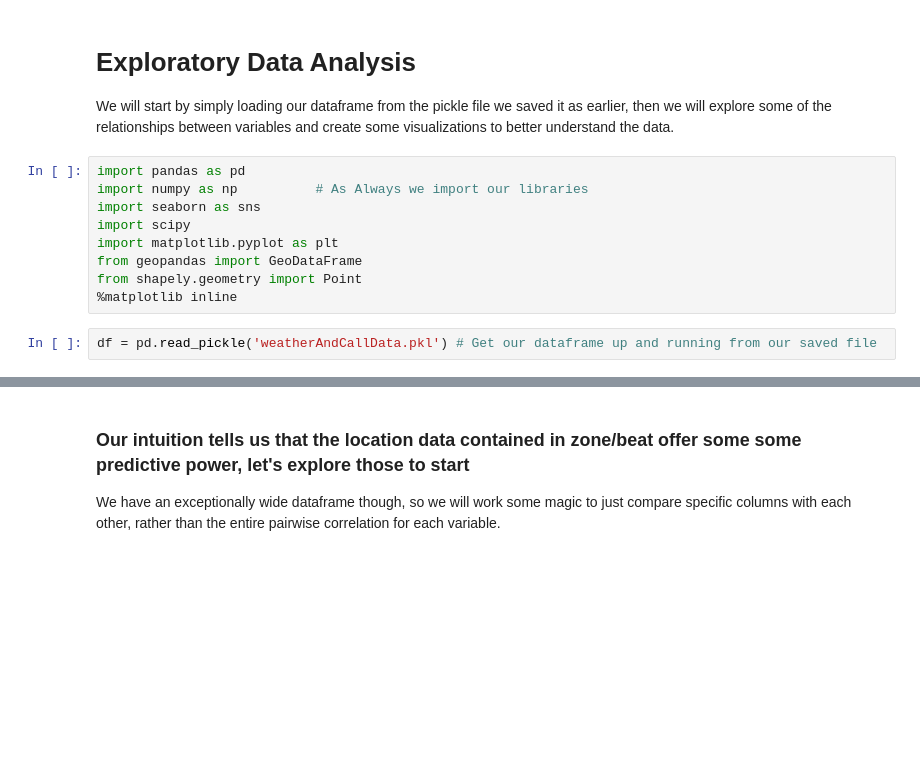
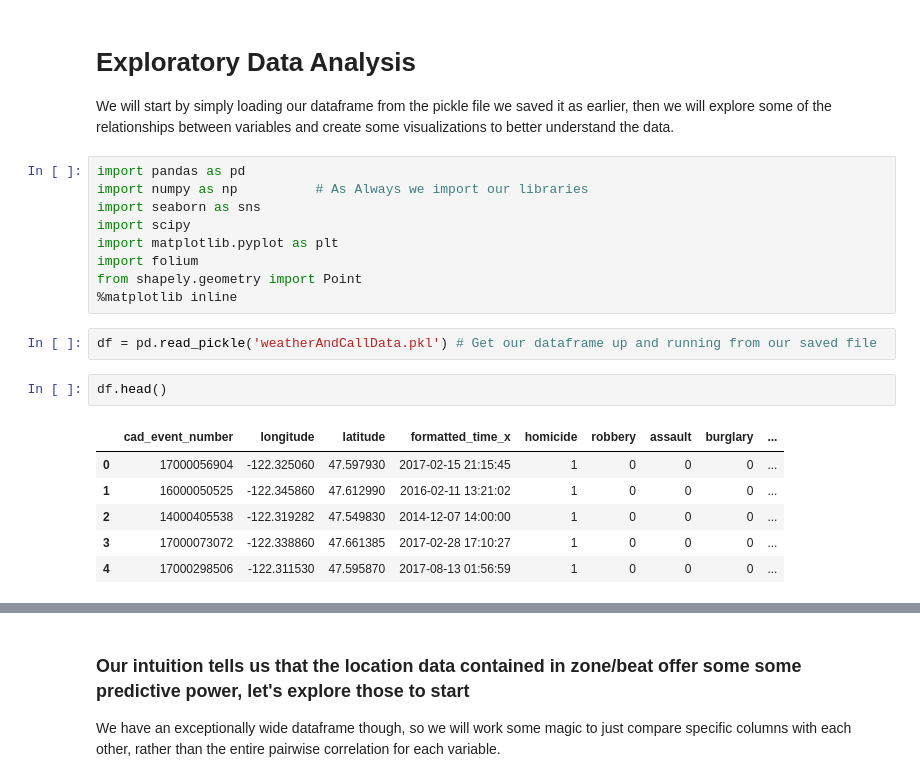
Before and after one commit to benmagoo808/METIS_Project, a Jupyter notebook: exploratory_data_analysis.ipynb, the cells around one changed output, grey strips where cells are left out. Saved outputs shown, nothing was run; the diff lists cells and outputs as text; blank space fills up the shorter version.

```diff
--- a/exploratory_data_analysis.ipynb
+++ b/exploratory_data_analysis.ipynb
@@ -13,8 +13,17 @@ import numpy as np          # As Always we import our libraries
 import seaborn as sns
 import scipy
 import matplotlib.pyplot as plt
-from geopandas import GeoDataFrame
+import folium
 from shapely.geometry import Point
 %matplotlib inline
 # %%
 df = pd.read_pickle('weatherAndCallData.pkl') # Get our dataframe up and running from our saved file
+# %%
+df.head()
+# %% [output]
+|  | cad_event_number | longitude | latitude | formatted_time_x | homicide | robbery | assault | burglary | ... |
+| 0 | 17000056904 | -122.325060 | 47.597930 | 2017-02-15 21:15:45 | 1 | 0 | 0 | 0 | ... |
+| 1 | 16000050525 | -122.345860 | 47.612990 | 2016-02-11 13:21:02 | 1 | 0 | 0 | 0 | ... |
+| 2 | 14000405538 | -122.319282 | 47.549830 | 2014-12-07 14:00:00 | 1 | 0 | 0 | 0 | ... |
+| 3 | 17000073072 | -122.338860 | 47.661385 | 2017-02-28 17:10:27 | 1 | 0 | 0 | 0 | ... |
+| 4 | 17000298506 | -122.311530 | 47.595870 | 2017-08-13 01:56:59 | 1 | 0 | 0 | 0 | ... |
```
Also changed, not shown: parts of 14 cells of this notebook.
